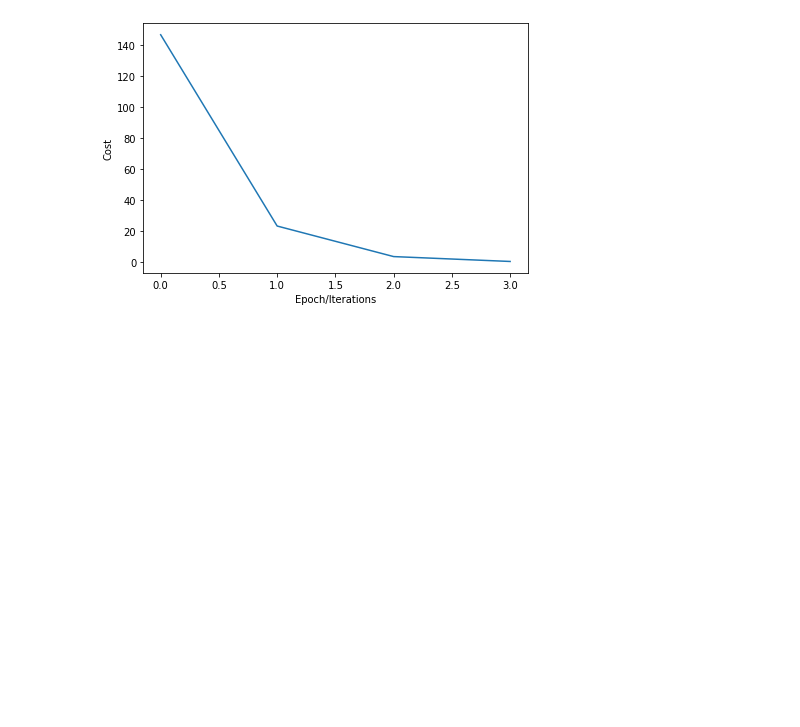
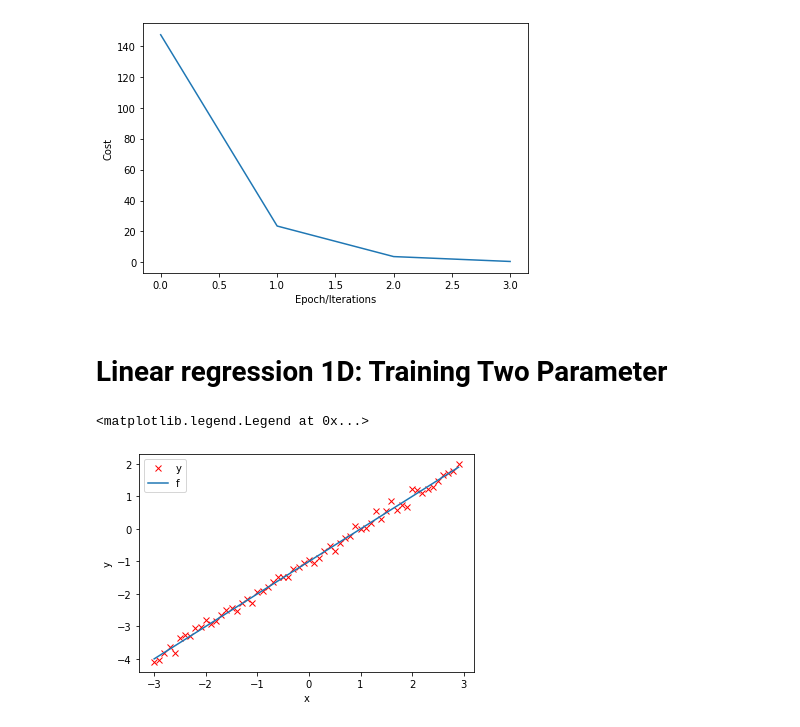
Before and after one commit to eshumanohare/pytorch, a Jupyter notebook: 2_2_Linear_regression_training.ipynb, the cells around one changed output. Cells and saved outputs as stored; diff of their text form; code cells hidden in the pictures; blank space fills up the shorter version.

```diff
--- a/2_2_Linear_regression_training.ipynb
+++ b/2_2_Linear_regression_training.ipynb
@@ -153,3 +153,5 @@ plt.ylabel("Cost")
 # %% [output]
 Text(24.0, 0.5, 'Cost')
 [figure]
+# %% [markdown]
+<h1>Linear regression 1D: Training Two Parameter</h1>
@@ -155,0 +243,18 @@ Text(24.0, 0.5, 'Cost')
+# %%
+# Create f(X) with a slope of 1 and a bias of -1
+X = torch.arange(-3, 3, 0.1).view(-1, 1)
+f = 1 * X - 1
+
+# Add noise
+Y = f + 0.1 * torch.randn(X.size())
+
+# Plot out the line and the points with noise
+
+plt.plot(X.numpy(), Y.numpy(), 'rx', label = 'y')
+plt.plot(X.numpy(), f.numpy(), label = 'f')
+plt.xlabel('x')
+plt.ylabel('y')
+plt.legend()
+# %% [output]
+<matplotlib.legend.Legend at 0x...>
+[figure, added]
```
Also changed, not shown: parts of 8 cells of this notebook.
